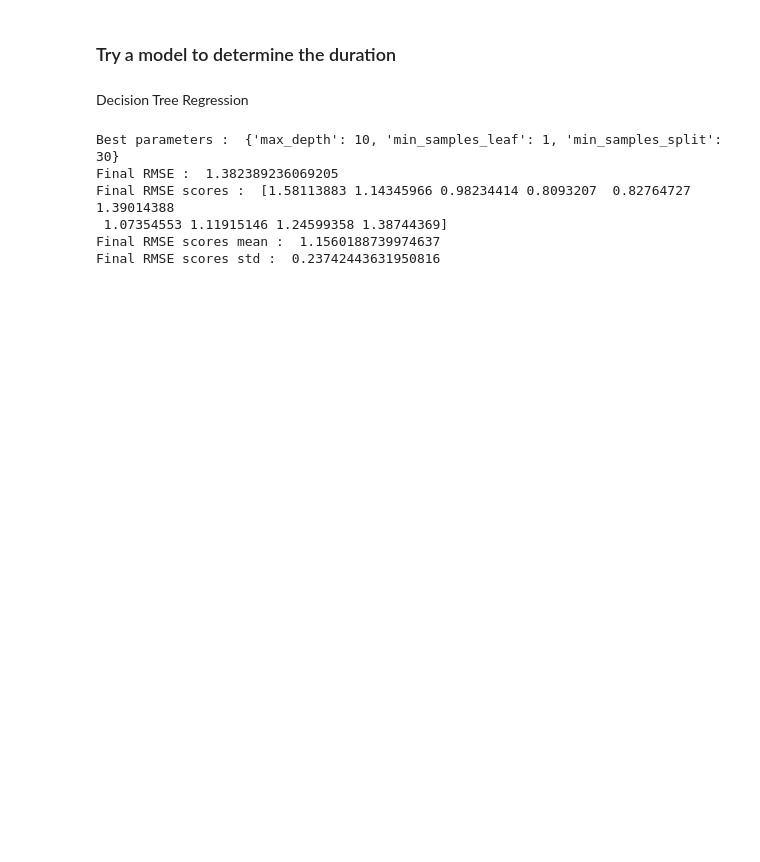
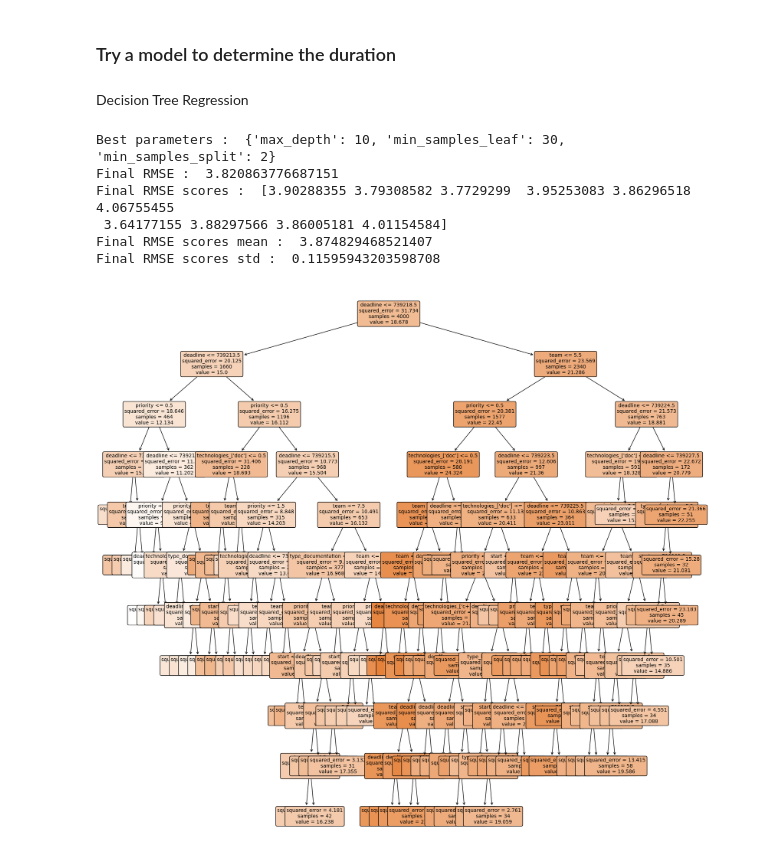
Before and after one commit to SytHamMer/computational-intelligence-applications-in-software-engineering-Lab2, a Jupyter notebook: first_approach.ipynb, the cells around one changed output. Cells and saved outputs as stored; diff of their text form; code cells hidden in the pictures; blank space fills up the shorter version.

Commit message:
[DONE] show the tree and some edit about the generate dataset(team member take into account)

```diff
--- a/first_approach.ipynb
+++ b/first_approach.ipynb
@@ -160,37 +243,48 @@ param_grid = [
     {'max_depth': [2,3,4,5,10,15,20,30], 'min_samples_split': [2,3,4,5,10,15,20,30], 'min_samples_leaf': [1,2,5,10,15,20,30]}
 ]
 grid_search = GridSearchCV(tree_reg, param_grid, cv=5, scoring=custom_scorer, return_train_score=True)
 grid_search.fit(X_train, y_train)
 print("Best parameters : ", grid_search.best_params_)
 #final model
 final_model = grid_search.best_estimator_
 final_predictions = final_model.predict(X_test)
 #round predictions to the nearest integer because duration is an integer
 final_predictions = np.round(final_predictions).astype(int)
 
 final_mse = mean_squared_error(y_test, final_predictions)
 final_rmse = np.sqrt(final_mse)
 
 print("Final RMSE : ", final_rmse)
 
 #cross validation
 scores = cross_val_score(final_model, X_train, y_train, scoring=custom_scorer, cv=10)
 final_rmse_scores = np.sqrt(-scores)
 print("Final RMSE scores : ", final_rmse_scores)
 print("Final RMSE scores mean : ", final_rmse_scores.mean())
 print("Final RMSE scores std : ", final_rmse_scores.std())
 
+#show the tree
+# dot_data = export_graphviz(final_model, out_file=None, feature_names=X.columns, filled=True, rounded=True, special_characters=True)
+# graph = graphviz.Source(dot_data)
+# graph.render("./data/task_duration_tree")
+
+#temporary this one
+plt.figure(figsize=(20, 20))
+plot_tree(final_model, feature_names=X.columns, filled=True, rounded=True, fontsize=10)
+plt.show()
 #now lets put the rounded predict duration in the dataset
 
 df_encoded["predicted_duration_with_tree"] = np.round(final_model.predict(X)).astype(int)
-df_encoded["diff_with_tree"] = df_encoded["duration"] - df_encoded["predicted_duration"]
+df_encoded["diff_with_tree"] = df_encoded["duration"] - df_encoded["predicted_duration_with_tree"]
 df_encoded["diff_with_tree"] = df_encoded["diff_with_tree"].abs()
 #save it to a csv
 df_encoded.to_csv("./data/tasks_with_predictions.csv", index=False)
+df_encoded.describe()
 # %% [output]
-Best parameters :  {'max_depth': 10, 'min_samples_leaf': 1, 'min_samples_split': 30}
-Final RMSE :  1.382389236069205
-Final RMSE scores :  [1.58113883 1.14345966 0.98234414 0.8093207  0.82764727 1.39014388
- 1.07354553 1.11915146 1.24599358 1.38744369]
-Final RMSE scores mean :  1.1560188739974637
-Final RMSE scores std :  0.23742443631950816
+Best parameters :  {'max_depth': 10, 'min_samples_leaf': 30, 'min_samples_split': 2}
+Final RMSE :  3.820863776687151
+Final RMSE scores :  [3.90288355 3.79308582 3.7729299  3.95253083 3.86296518 4.06755455
+ 3.64177155 3.88297566 3.86005181 4.01154584]
+Final RMSE scores mean :  3.874829468521407
+Final RMSE scores std :  0.11595943203598708
+[figure, added]
```
Also changed, not shown: parts of 7 cells of this notebook, 3 other files.
